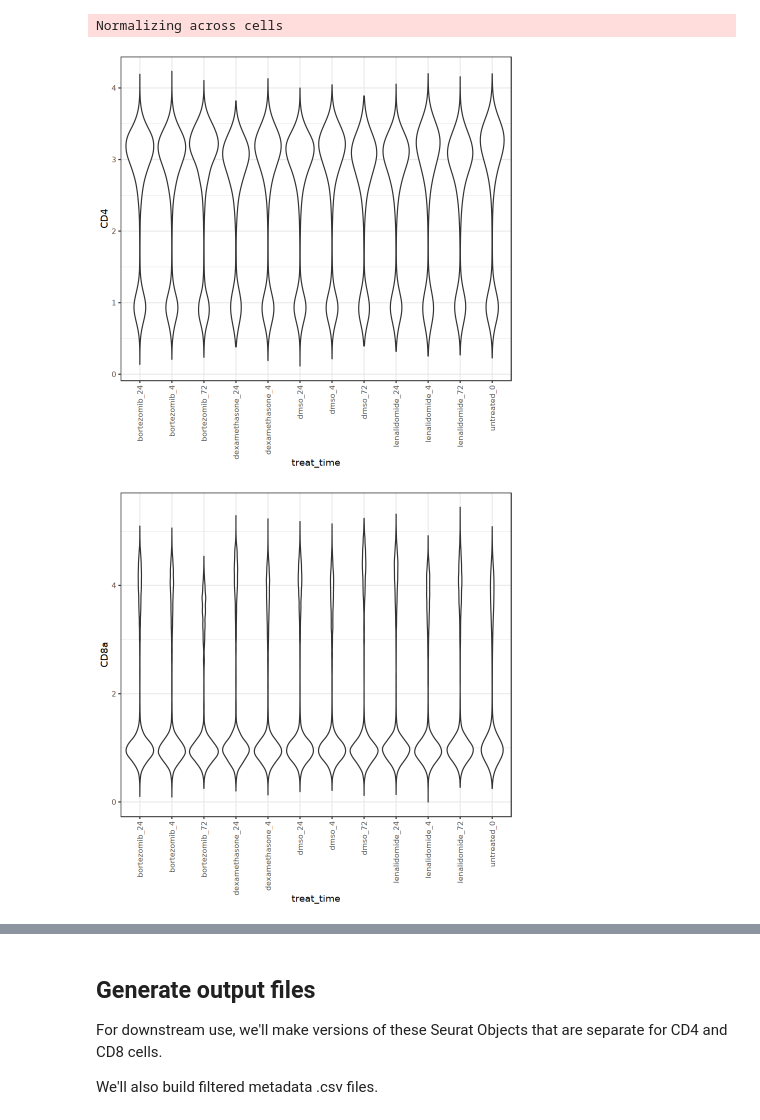
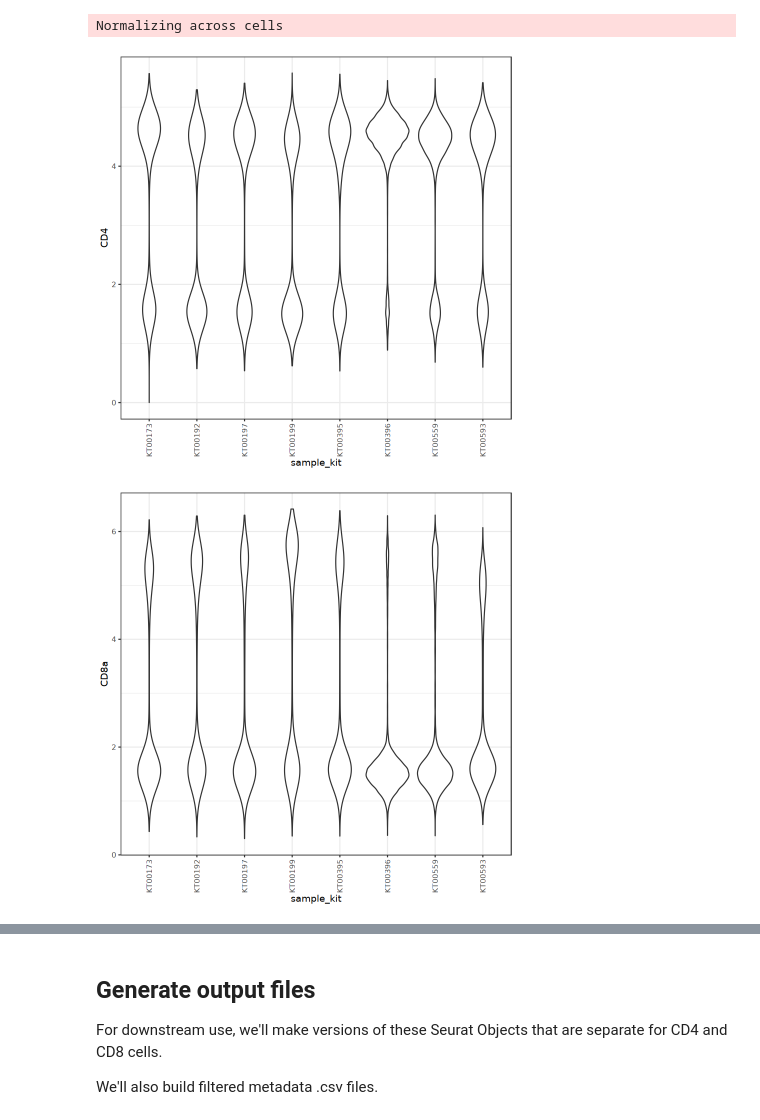
Before and after one commit to aifimmunology/certpro-workflow-demos, a Jupyter notebook: adult_vs_pediatric_teaseq/04-R_t_cell_class_filtering.ipynb, the cells around one changed output, grey strips where cells are left out. Cells and saved outputs as stored; diff of their text form; code cells hidden in the pictures.

```diff
--- a/adult_vs_pediatric_teaseq/04-R_t_cell_class_filtering.ipynb
+++ b/adult_vs_pediatric_teaseq/04-R_t_cell_class_filtering.ipynb
@@ -211,11 +196,11 @@ Set cutoffs and filter clusters
 max_cd79a <- 0.2
 
 # Remove DCs
-max_itm2c <- 0.1
+max_fcn1 <- 0.2
 # %%
 keep_cl <- marker_df %>%
   filter(CD79A < max_cd79a,
-         ITM2C < max_itm2c)
+         FCN1 < max_fcn1)
 # %%
 nrow(keep_cl)
 # %% [output]
@@ -277,11 +262,9 @@ so <- NormalizeData(
 )
 # %% [output]
 Normalizing across cells
-# %%
-so$treat_time <- paste0(so$treatment, "_", so$timepoint)
 # %%
 plot_data <- data.frame(
-    treat_time = so$treat_time,
+    sample_kit = so$sample.sampleKitGuid,
     CD4 = so[["ADT"]]@data[match("CD4", rownames(so)),],
     CD8a = so[["ADT"]]@data[match("CD8a", rownames(so)),]
 )
@@ -289,24 +272,24 @@ plot_data <- data.frame(
 ggplot() +
   geom_violin(
       data = plot_data,
-      aes(x = treat_time,
+      aes(x = sample_kit,
           y = CD4)
   ) +
   theme_bw() +
   theme(axis.text.x = element_text(angle = 90, hjust = 1, vjust = 0.5))
 # %% [output]
-[figure, old version]
+[figure, new version]
 # %%
 ggplot() +
   geom_violin(
       data = plot_data,
-      aes(x = treat_time,
+      aes(x = sample_kit,
           y = CD8a)
   ) +
   theme_bw() +
   theme(axis.text.x = element_text(angle = 90, hjust = 1, vjust = 0.5))
 # %% [output]
-[figure, old version]
+[figure, new version]
 # %%
 FeatureScatter(
     so,
```
Also changed, not shown: parts of 26 cells of this notebook, 6 other files.
